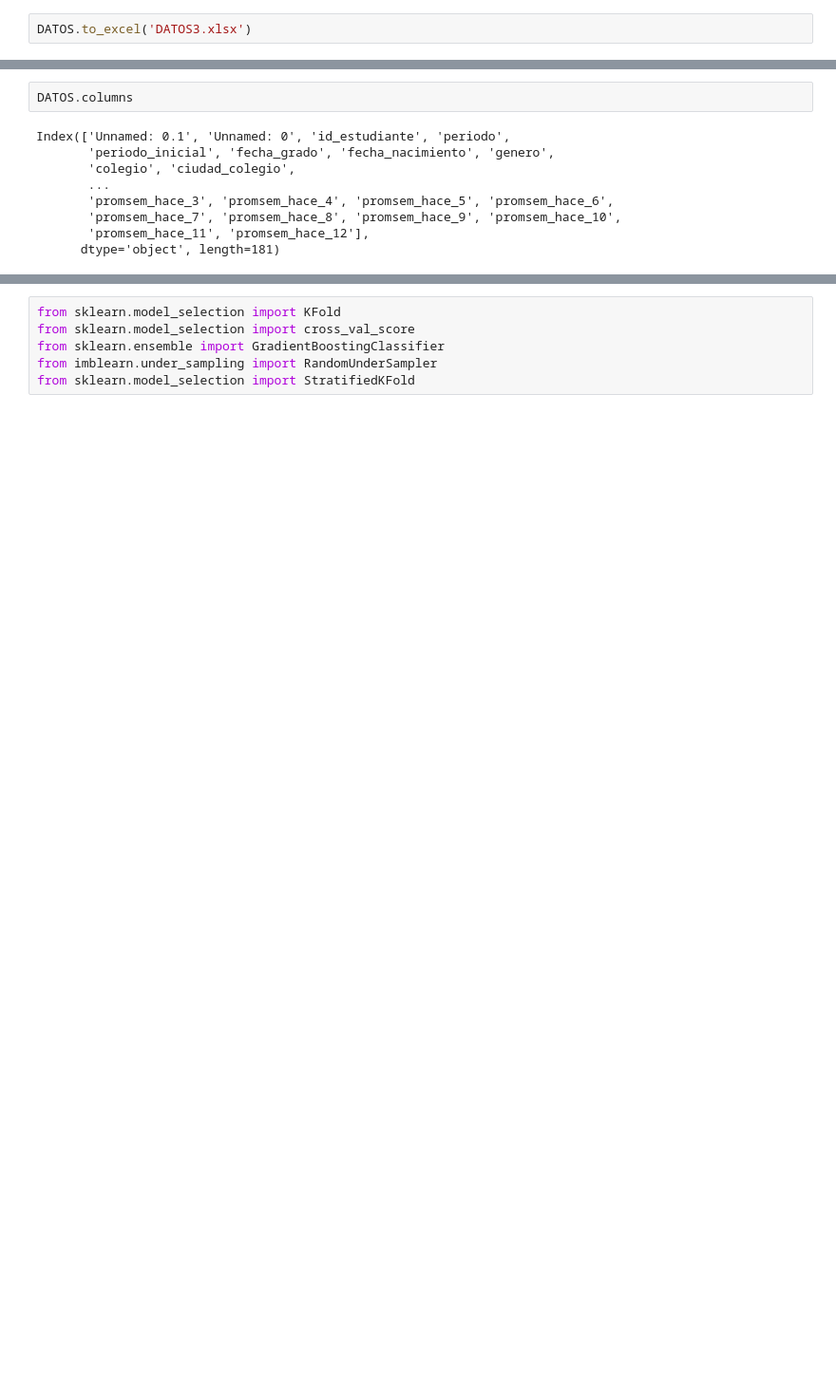
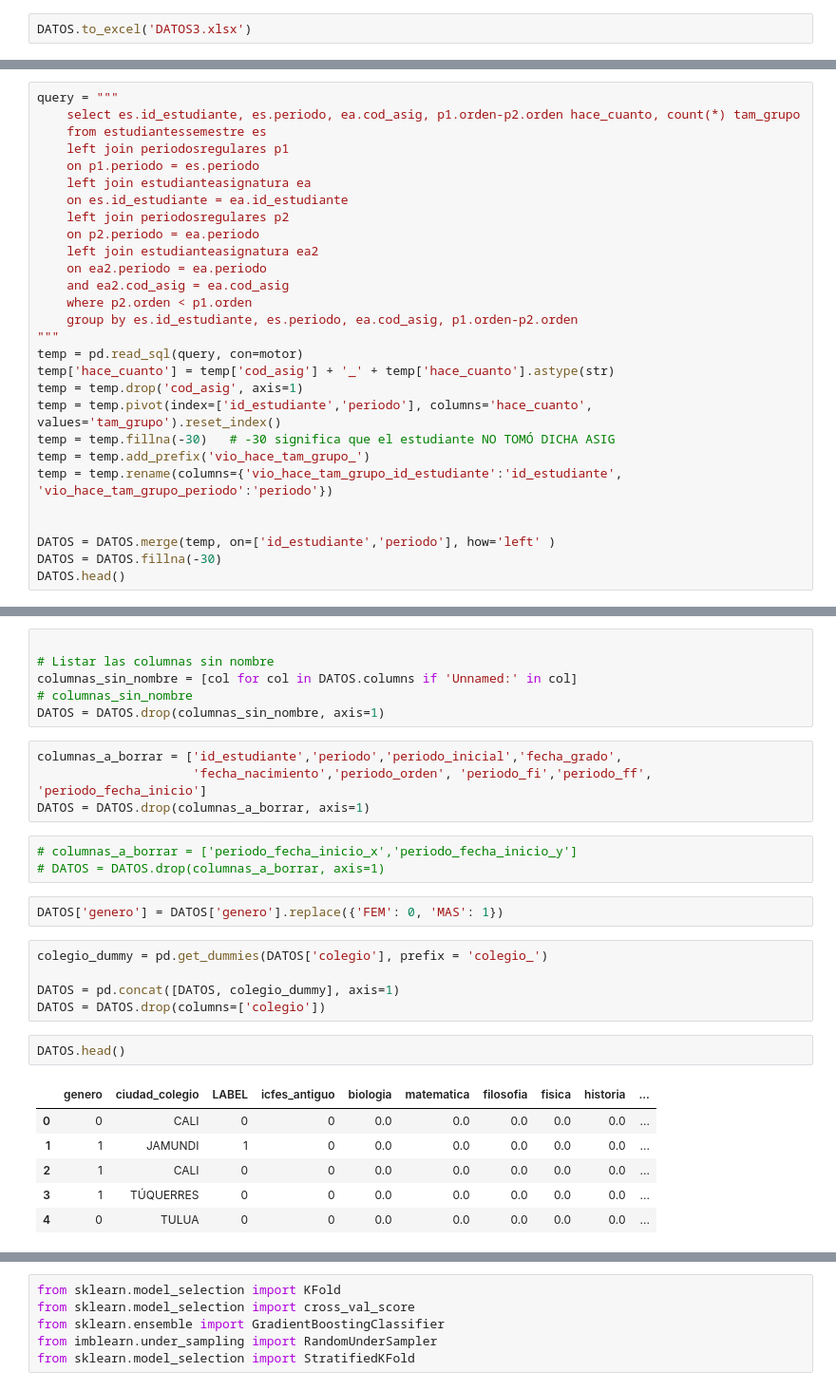
Before and after one commit to jaimereinoso2/UAOPiloto, a Jupyter notebook: detecta_desertores.ipynb, the cells around one changed output, grey strips where cells are left out. Shown at 95% size. Saved outputs shown, nothing was run; the diff lists cells and outputs as text; blank space fills up the shorter version.

Commit message:
ya se cargóla historia del tamaño de los grupos y al cosa mejoró

```diff
--- a/detecta_desertores.ipynb
+++ b/detecta_desertores.ipynb
@@ -759,0 +795,28 @@ DATOS.to_excel('DATOS3.xlsx')
+# %%
+query = """
+    select es.id_estudiante, es.periodo, ea.cod_asig, p1.orden-p2.orden hace_cuanto, count(*) tam_grupo
+    from estudiantessemestre es
+    left join periodosregulares p1
+    on p1.periodo = es.periodo
+    left join estudianteasignatura ea
+    on es.id_estudiante = ea.id_estudiante
+    left join periodosregulares p2
+    on p2.periodo = ea.periodo
+    left join estudianteasignatura ea2
+    on ea2.periodo = ea.periodo
+    and ea2.cod_asig = ea.cod_asig
+    where p2.orden < p1.orden
+    group by es.id_estudiante, es.periodo, ea.cod_asig, p1.orden-p2.orden
+"""
+temp = pd.read_sql(query, con=motor)
+temp['hace_cuanto'] = temp['cod_asig'] + '_' + temp['hace_cuanto'].astype(str)
+temp = temp.drop('cod_asig', axis=1)
+temp = temp.pivot(index=['id_estudiante','periodo'], columns='hace_cuanto', values='tam_grupo').reset_index()
+temp = temp.fillna(-30)   # -30 significa que el estudiante NO TOMÓ DICHA ASIG
+temp = temp.add_prefix('vio_hace_tam_grupo_')
+temp = temp.rename(columns={'vio_hace_tam_grupo_id_estudiante':'id_estudiante', 'vio_hace_tam_grupo_periodo':'periodo'})
+
+
+DATOS = DATOS.merge(temp, on=['id_estudiante','periodo'], how='left' )
+DATOS = DATOS.fillna(-30)
+DATOS.head()
@@ -760,11 +830,29 @@ DATOS.to_excel('DATOS3.xlsx')
+# %%
+
+# Listar las columnas sin nombre
+columnas_sin_nombre = [col for col in DATOS.columns if 'Unnamed:' in col]
+# columnas_sin_nombre
+DATOS = DATOS.drop(columnas_sin_nombre, axis=1)
+# %%
+columnas_a_borrar = ['id_estudiante','periodo','periodo_inicial','fecha_grado',
+                     'fecha_nacimiento','periodo_orden', 'periodo_fi','periodo_ff', 'periodo_fecha_inicio']
+DATOS = DATOS.drop(columnas_a_borrar, axis=1)
+# %%
+# columnas_a_borrar = ['periodo_fecha_inicio_x','periodo_fecha_inicio_y']
+# DATOS = DATOS.drop(columnas_a_borrar, axis=1)
+# %%
+DATOS['genero'] = DATOS['genero'].replace({'FEM': 0, 'MAS': 1})
+# %%
+colegio_dummy = pd.get_dummies(DATOS['colegio'], prefix = 'colegio_')
+
+DATOS = pd.concat([DATOS, colegio_dummy], axis=1)
+DATOS = DATOS.drop(columns=['colegio'])
 # %%
-DATOS.columns
+DATOS.head()
 # %% [output]
-Index(['Unnamed: 0.1', 'Unnamed: 0', 'id_estudiante', 'periodo',
-       'periodo_inicial', 'fecha_grado', 'fecha_nacimiento', 'genero',
-       'colegio', 'ciudad_colegio',
-       ...
-       'promsem_hace_3', 'promsem_hace_4', 'promsem_hace_5', 'promsem_hace_6',
-       'promsem_hace_7', 'promsem_hace_8', 'promsem_hace_9', 'promsem_hace_10',
-       'promsem_hace_11', 'promsem_hace_12'],
-      dtype='object', length=181)
+|  | genero | ciudad_colegio | LABEL | icfes_antiguo | biologia | matematica | filosofia | fisica | historia | ... |
+| 0 | 0 | CALI | 0 | 0 | 0.0 | 0.0 | 0.0 | 0.0 | 0.0 | ... |
+| 1 | 1 | JAMUNDI | 1 | 0 | 0.0 | 0.0 | 0.0 | 0.0 | 0.0 | ... |
+| 2 | 1 | CALI | 0 | 0 | 0.0 | 0.0 | 0.0 | 0.0 | 0.0 | ... |
+| 3 | 1 | TÚQUERRES | 0 | 0 | 0.0 | 0.0 | 0.0 | 0.0 | 0.0 | ... |
+| 4 | 0 | TULUA | 0 | 0 | 0.0 | 0.0 | 0.0 | 0.0 | 0.0 | ... |
```
Also changed, not shown: parts of 46 cells of this notebook, 7 other files.
